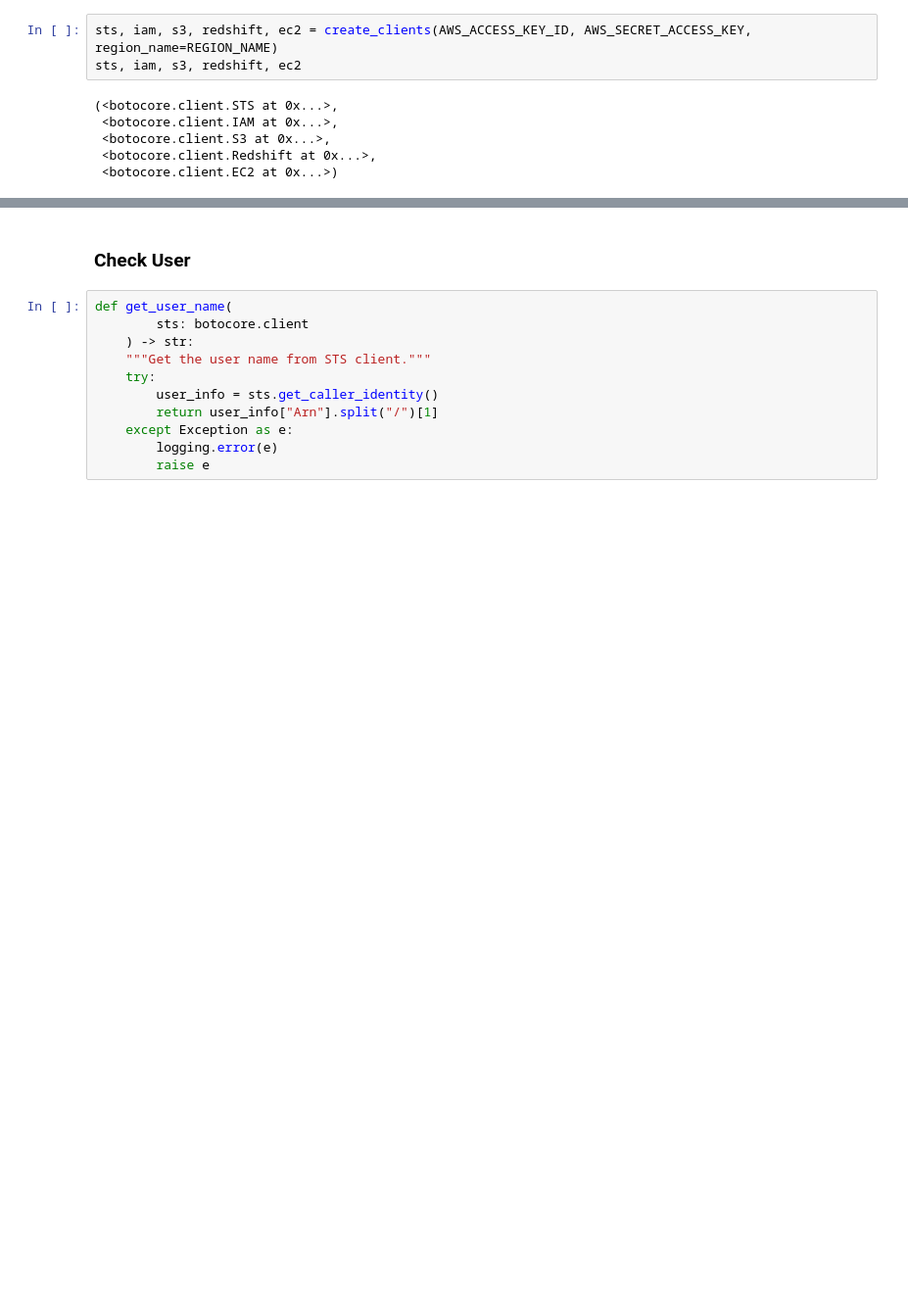
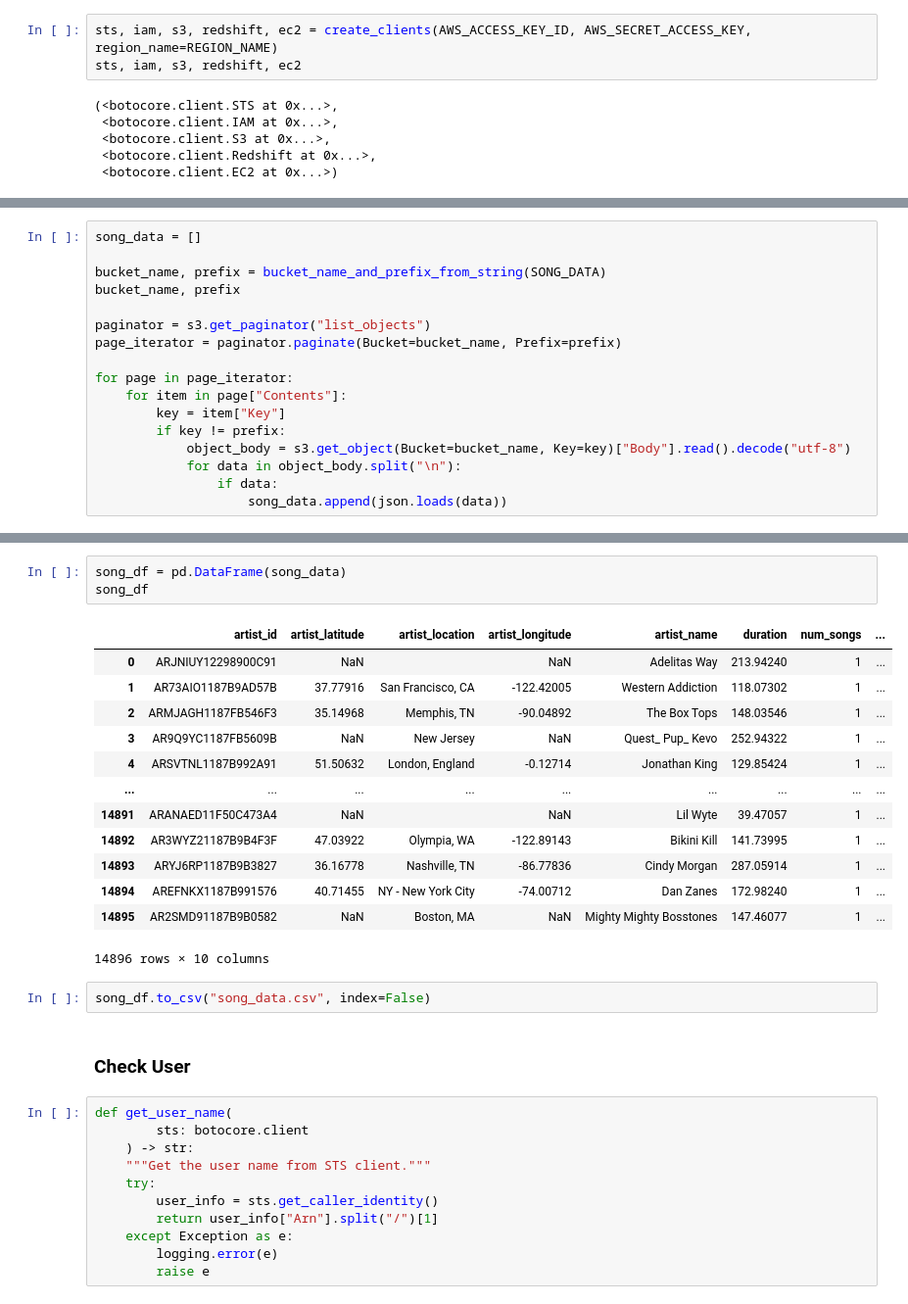
Before and after one commit to DecisioNaut/cloud_warehouse, a Jupyter notebook: notebooks/project.ipynb, the cells around one changed output, grey strips where cells are left out. Shown: that part at 98% size. Cells and saved outputs as stored; diff of their text form; blank space fills up the shorter version.

```diff
--- a/notebooks/project.ipynb
+++ b/notebooks/project.ipynb
@@ -116,0 +148,17 @@ sts, iam, s3, redshift, ec2
+# %%
+song_data = []
+
+bucket_name, prefix = bucket_name_and_prefix_from_string(SONG_DATA)
+bucket_name, prefix
+
+paginator = s3.get_paginator("list_objects")
+page_iterator = paginator.paginate(Bucket=bucket_name, Prefix=prefix)
+
+for page in page_iterator:
+    for item in page["Contents"]:
+        key = item["Key"]
+        if key != prefix:
+            object_body = s3.get_object(Bucket=bucket_name, Key=key)["Body"].read().decode("utf-8")
+            for data in object_body.split("\n"):
+                if data:
+                    song_data.append(json.loads(data))
@@ -117,3 +222,22 @@ sts, iam, s3, redshift, ec2
+# %%
+song_df = pd.DataFrame(song_data)
+song_df
+# %% [output]
+|  | artist_id | artist_latitude | artist_location | artist_longitude | artist_name | duration | num_songs | ... |
+| 0 | ARJNIUY12298900C91 | NaN |  | NaN | Adelitas Way | 213.94240 | 1 | ... |
+| 1 | AR73AIO1187B9AD57B | 37.77916 | San Francisco, CA | -122.42005 | Western Addiction | 118.07302 | 1 | ... |
+| 2 | ARMJAGH1187FB546F3 | 35.14968 | Memphis, TN | -90.04892 | The Box Tops | 148.03546 | 1 | ... |
+| 3 | AR9Q9YC1187FB5609B | NaN | New Jersey | NaN | Quest_ Pup_ Kevo | 252.94322 | 1 | ... |
+| 4 | ARSVTNL1187B992A91 | 51.50632 | London, England | -0.12714 | Jonathan King | 129.85424 | 1 | ... |
+| ... | ... | ... | ... | ... | ... | ... | ... | ... |
+| 14891 | ARANAED11F50C473A4 | NaN |  | NaN | Lil Wyte | 39.47057 | 1 | ... |
+| 14892 | AR3WYZ21187B9B4F3F | 47.03922 | Olympia, WA | -122.89143 | Bikini Kill | 141.73995 | 1 | ... |
+| 14893 | ARYJ6RP1187B9B3827 | 36.16778 | Nashville, TN | -86.77836 | Cindy Morgan | 287.05914 | 1 | ... |
+| 14894 | AREFNKX1187B991576 | 40.71455 | NY - New York City | -74.00712 | Dan Zanes | 172.98240 | 1 | ... |
+| 14895 | AR2SMD91187B9B0582 | NaN | Boston, MA | NaN | Mighty Mighty Bosstones | 147.46077 | 1 | ... |
+14896 rows × 10 columns
+# %%
+song_df.to_csv("song_data.csv", index=False)
 # %% [markdown]
 ### Check User
 # %%
```
Also changed, not shown: parts of 34 cells of this notebook.
